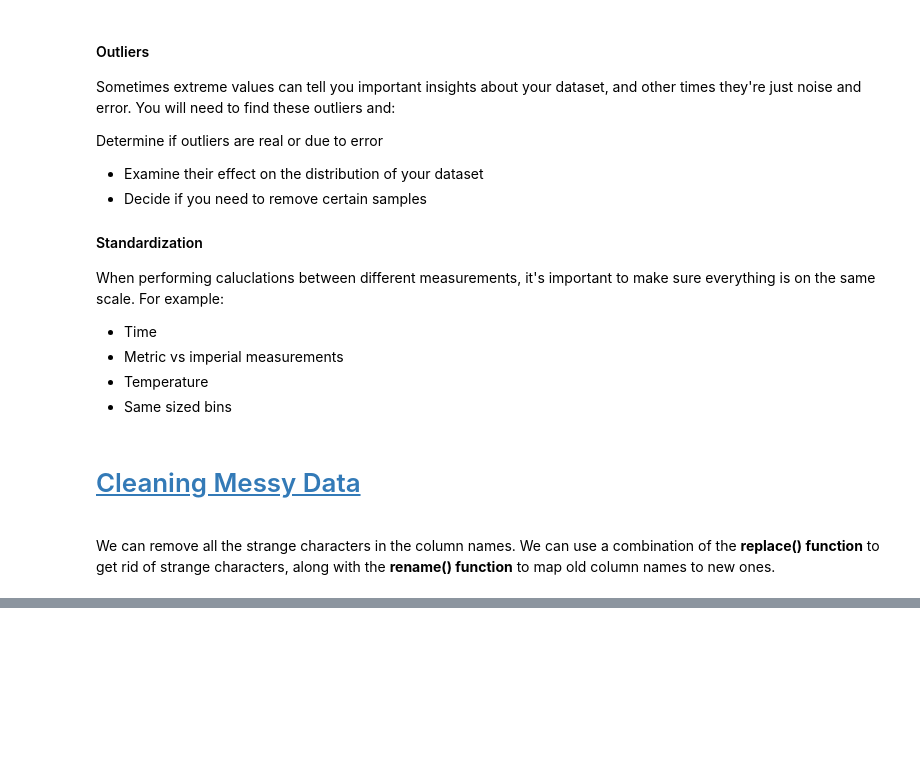
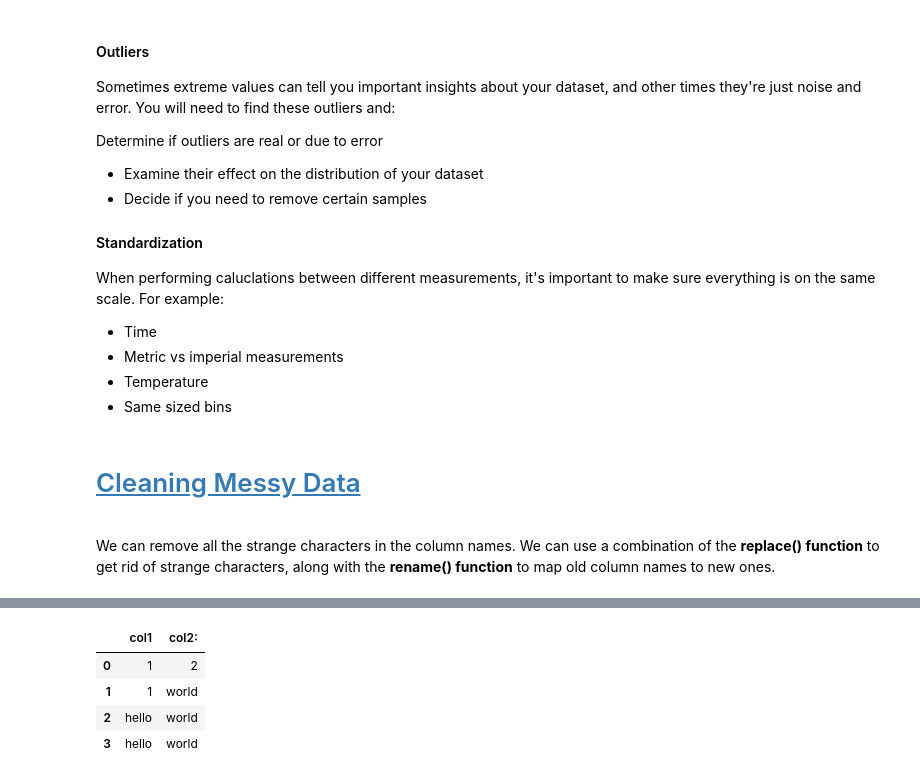
Before and after one commit to davideliason/DM4BA_Personal_Practice, a Jupyter notebook: Pandas_DataAnalysis.ipynb, the cells around one changed output, grey strips where cells are left out. Cells and saved outputs as stored; diff of their text form; code cells hidden in the pictures; blank space fills up the shorter version.

```diff
--- a/Pandas_DataAnalysis.ipynb
+++ b/Pandas_DataAnalysis.ipynb
@@ -493,0 +583,9 @@ We can use a combination of the **replace() function** to get rid of strange cha
+# %%
+# fill with next value
+data.fillna(method="ffill")
+# %% [output]
+|  | col1 | col2: |
+| 0 | 1 | 2 |
+| 1 | 1 | world |
+| 2 | hello | world |
+| 3 | hello | world |
```
Also changed, not shown: parts of 19 cells of this notebook.
